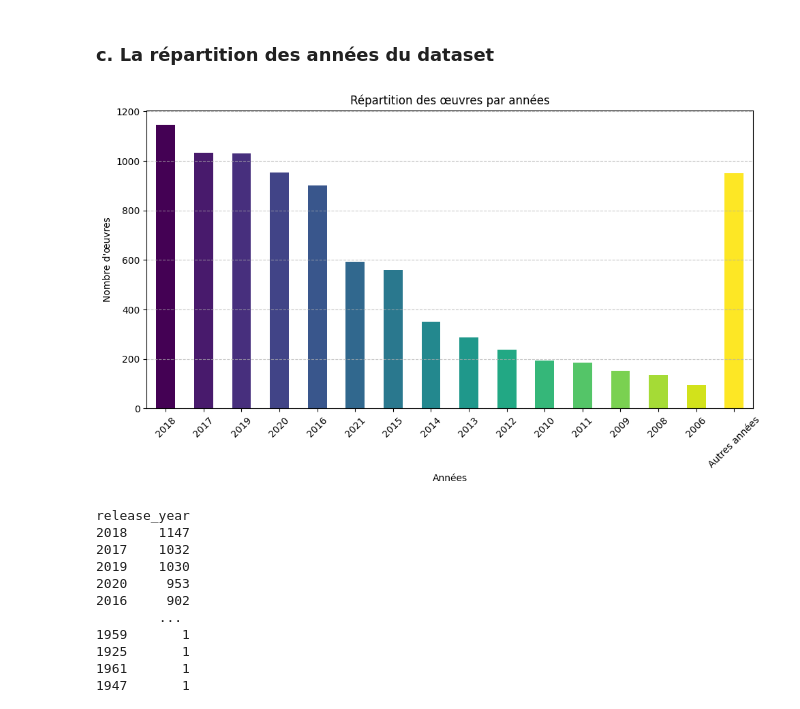
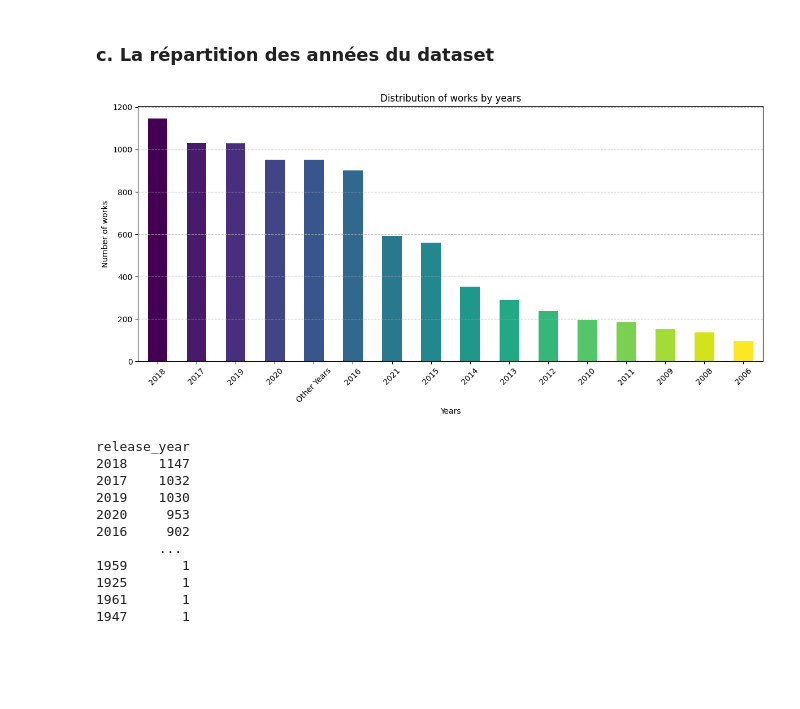
Before and after one commit to ines-lorquet/netflix-insights, a Jupyter notebook: Netflix Data Analysis.ipynb, the cells around one changed output. Cells and saved outputs as stored; diff of their text form; code cells hidden in the pictures; blank space fills up the shorter version.

```diff
--- a/Netflix Data Analysis.ipynb
+++ b/Netflix Data Analysis.ipynb
@@ -571,32 +577,27 @@ Nombre de valeurs différentes dans la colonne 'country' : 748
 # %% [markdown]
 ### c. La répartition des années du dataset
 # %%
-# Les 15 premiers années avec le plus grand nombre d'œuvres
 top_years = df['release_year'].value_counts().head(15)
-
-# Calculer la somme des œuvres des autres années
 other_years = df['release_year'].value_counts().tail(-15)
 other_years_sum = other_years.sum()
+all_years = pd.concat([top_years, pd.Series(other_years_sum, index=['Other Years'])])
 
-# Créer une série contenant les 15 années les plus productives et la somme des autres années
-all_years = pd.concat([top_years, pd.Series(other_years_sum, index=['Autres années'])])
+all_years = all_years.sort_values(ascending=False)
 
-# Créer la colormap Viridis
 cmap = plt.get_cmap('viridis')
-colors = cmap(np.linspace(0, 1, len(all_countries)))
+colors = cmap(np.linspace(0, 1, len(all_years)))
 
-# Créer le graphique à barres
-plt.figure(figsize=(10, 6))
+plt.figure(figsize=(12, 6))
 all_years.plot(kind='bar', color=colors)
-plt.title("Répartition des œuvres par années")
-plt.xlabel("Années")
-plt.ylabel("Nombre d'œuvres")
-plt.xticks(rotation=45)  # Rotation des étiquettes de l'axe des x pour une meilleure lisibilité
+plt.title("Distribution of works by years")
+plt.xlabel("Years")
+plt.ylabel("Number of works")
+plt.xticks(rotation=45)
 plt.grid(axis='y', linestyle='--', alpha=0.7)
 plt.tight_layout()
 plt.show()
 # %% [output]
-[figure, old version]
+[figure, new version]
 # %%
 # Compter le nombre d'œuvres de chaque type
 years_counts = df['release_year'].value_counts()
```
Also changed, not shown: parts of 1 cell of this notebook.
